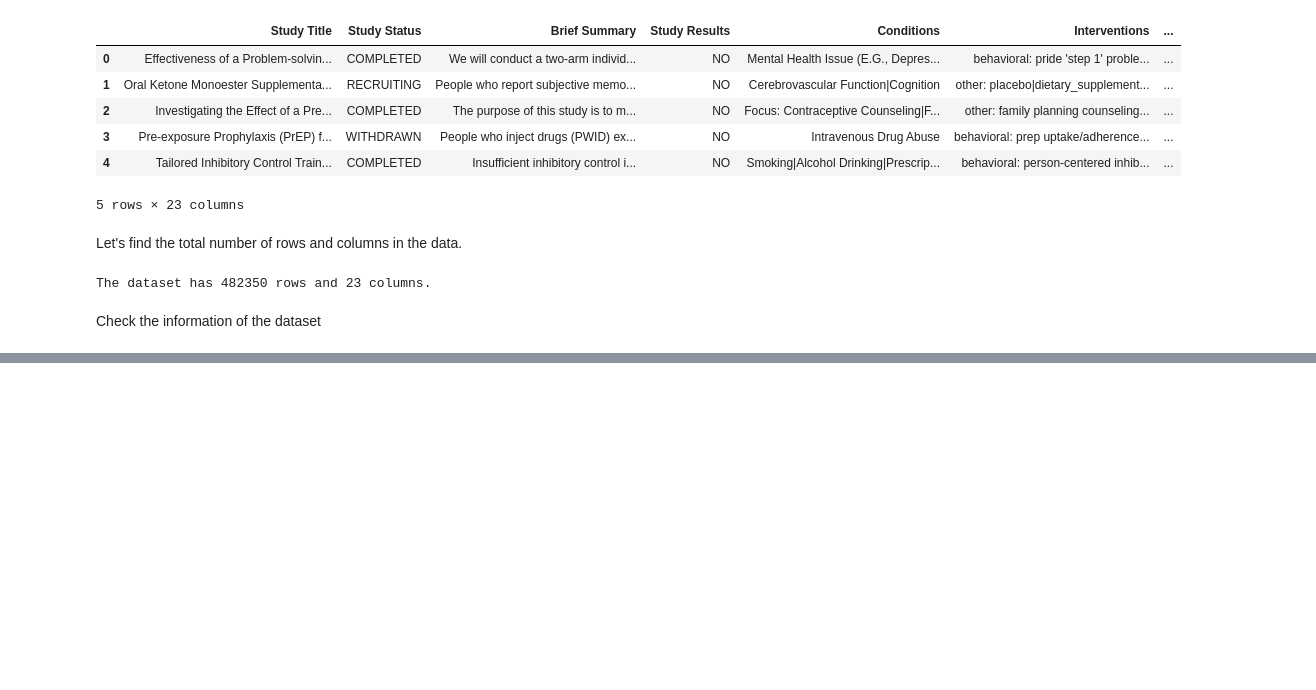
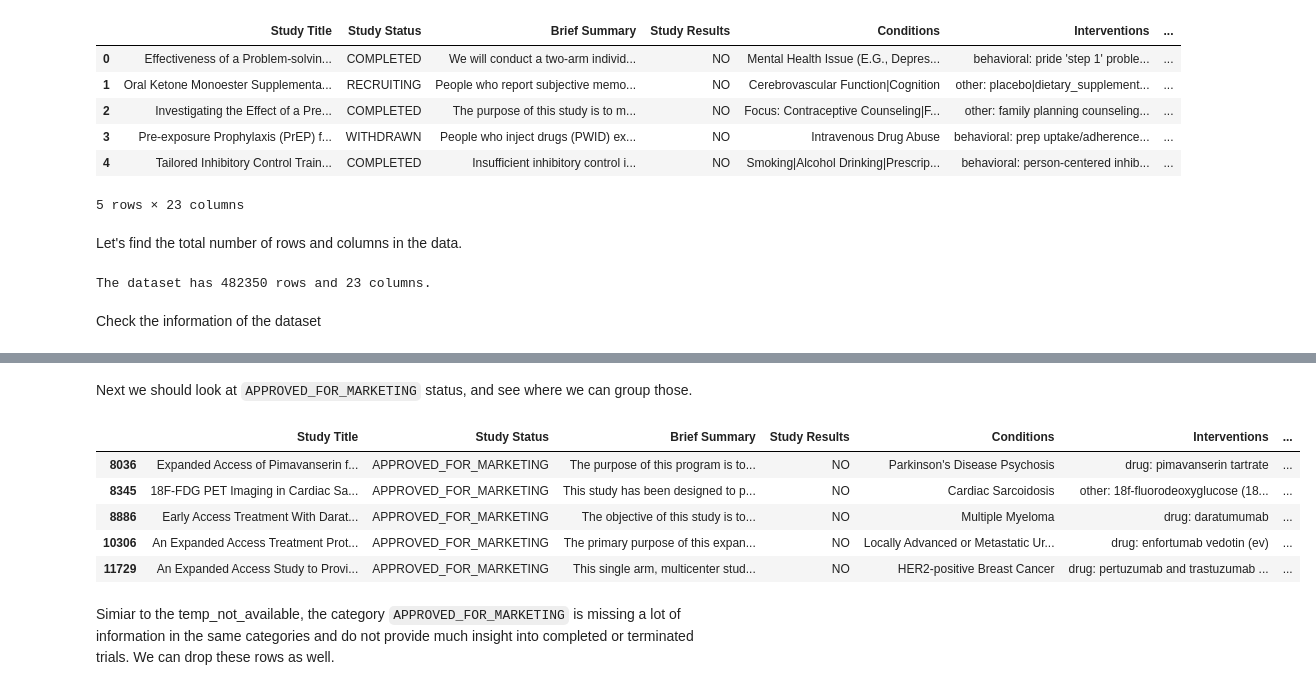
Before and after one commit to clem21chan/Clinical_Trials_Capstone, a Jupyter notebook: Notebooks/2_Preprocessing&EDA.ipynb, the cells around one changed output, grey strips where cells are left out. Drawn from its saved outputs; the diff is of its cells as text; code cells hidden in the pictures; blank space fills up the shorter version.

```diff
--- a/Notebooks/2_Preprocessing&EDA.ipynb
+++ b/Notebooks/2_Preprocessing&EDA.ipynb
@@ -98,0 +176,13 @@ memory usage: 84.6+ MB
+# %% [markdown]
+Next we should look at `APPROVED_FOR_MARKETING` status, and see where we can group those.
+# %%
+df[df['Study Status'] == 'APPROVED_FOR_MARKETING'].head()
+# %% [output]
+|  | Study Title | Study Status | Brief Summary | Study Results | Conditions | Interventions | ... |
+| 8036 | Expanded Access of Pimavanserin f... | APPROVED_FOR_MARKETING | The purpose of this program is to... | NO | Parkinson's Disease Psychosis | drug: pimavanserin tartrate | ... |
+| 8345 | 18F-FDG PET Imaging in Cardiac Sa... | APPROVED_FOR_MARKETING | This study has been designed to p... | NO | Cardiac Sarcoidosis | other: 18f-fluorodeoxyglucose (18... | ... |
+| 8886 | Early Access Treatment With Darat... | APPROVED_FOR_MARKETING | The objective of this study is to... | NO | Multiple Myeloma | drug: daratumumab | ... |
+| 10306 | An Expanded Access Treatment Prot... | APPROVED_FOR_MARKETING | The primary purpose of this expan... | NO | Locally Advanced or Metastatic Ur... | drug: enfortumab vedotin (ev) | ... |
+| 11729 | An Expanded Access Study to Provi... | APPROVED_FOR_MARKETING | This single arm, multicenter stud... | NO | HER2-positive Breast Cancer | drug: pertuzumab and trastuzumab ... | ... |
+# %% [markdown]
+Simiar to the temp_not_available, the category `APPROVED_FOR_MARKETING` is missing a lot of information in the same categories and do not provide much insight into completed or terminated trials. We can drop these rows as well.
```
Also changed, not shown: parts of 40 cells of this notebook.
